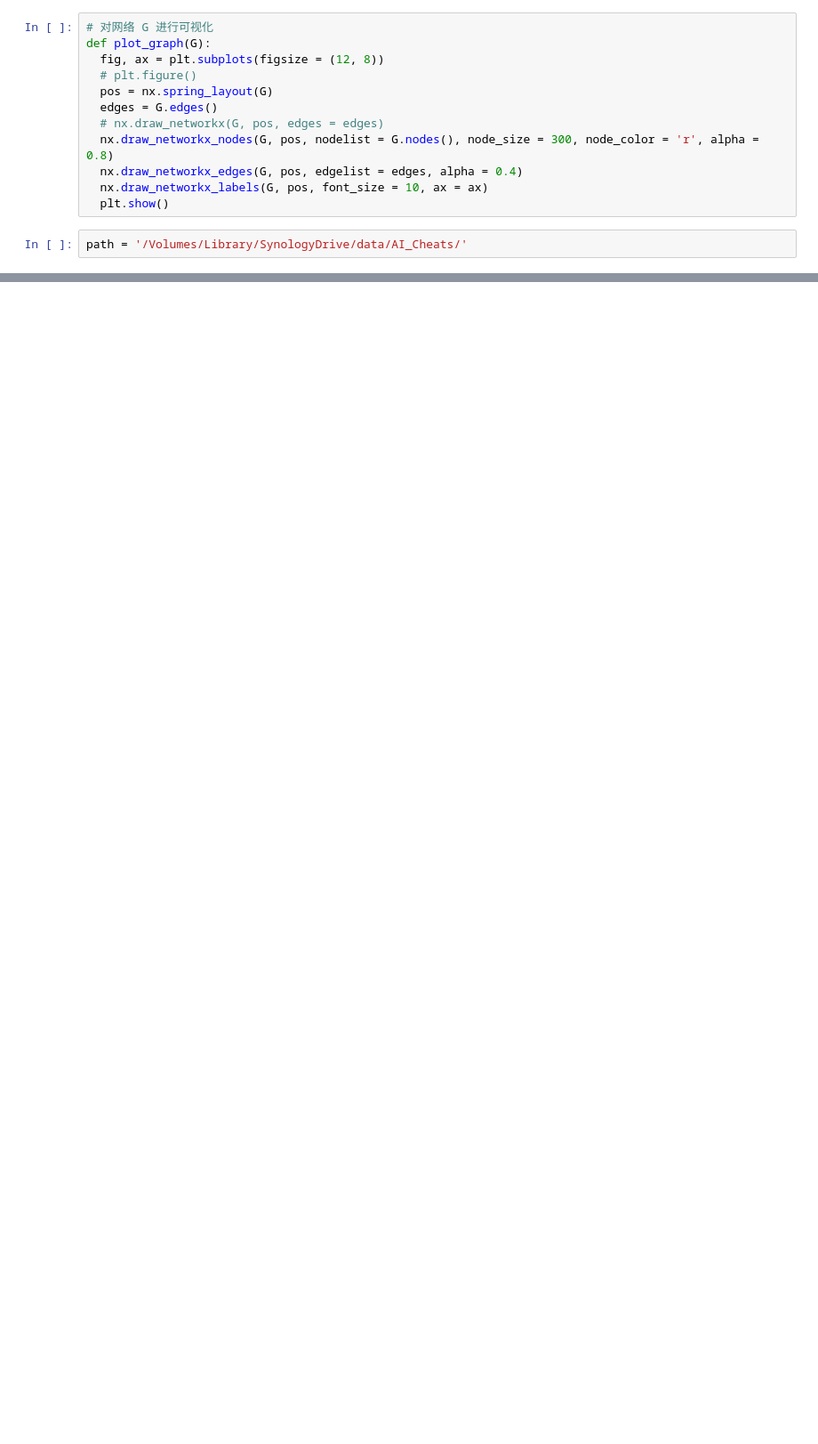
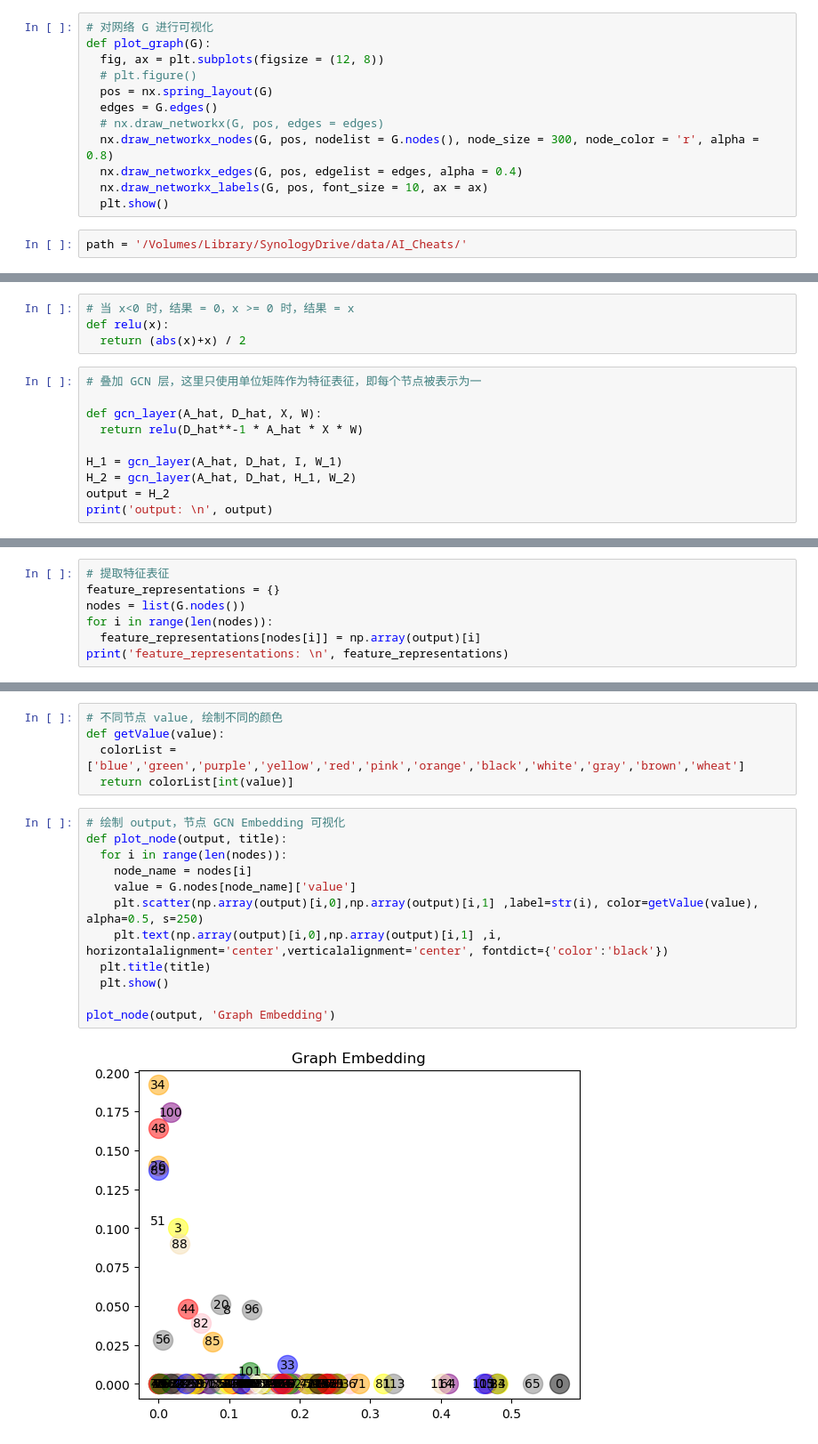
Before and after one commit to hivandu/AI_Cheats, a Jupyter notebook: Core BI/34.GCN.ipynb, the cells around one changed output, grey strips where cells are left out. Shown: that part at 89% size. Cells and saved outputs as stored; diff of their text form; blank space fills up the shorter version.

```diff
--- a/Core BI/34.GCN.ipynb
+++ b/Core BI/34.GCN.ipynb
@@ -29,0 +128,14 @@ print(G.nodes['BrighamYoung']['value'])
+# %%
+# 当 x<0 时，结果 = 0，x >= 0 时，结果 = x
+def relu(x):
+  return (abs(x)+x) / 2
+# %%
+# 叠加 GCN 层，这里只使用单位矩阵作为特征表征，即每个节点被表示为一
+
+def gcn_layer(A_hat, D_hat, X, W):
+  return relu(D_hat**-1 * A_hat * X * W)
+
+H_1 = gcn_layer(A_hat, D_hat, I, W_1)
+H_2 = gcn_layer(A_hat, D_hat, H_1, W_2)
+output = H_2
+print('output: \n', output)
@@ -29,0 +160,7 @@ print(G.nodes['BrighamYoung']['value'])
+# %%
+# 提取特征表征
+feature_representations = {}
+nodes = list(G.nodes())
+for i in range(len(nodes)):
+  feature_representations[nodes[i]] = np.array(output)[i]
+print('feature_representations: \n', feature_representations)
@@ -29,0 +170,19 @@ print(G.nodes['BrighamYoung']['value'])
+# %%
+# 不同节点 value, 绘制不同的颜色
+def getValue(value):
+  colorList = ['blue','green','purple','yellow','red','pink','orange','black','white','gray','brown','wheat']
+  return colorList[int(value)]
+# %%
+# 绘制 output，节点 GCN Embedding 可视化
+def plot_node(output, title):
+  for i in range(len(nodes)):
+    node_name = nodes[i]
+    value = G.nodes[node_name]['value']
+    plt.scatter(np.array(output)[i,0],np.array(output)[i,1] ,label=str(i), color=getValue(value), alpha=0.5, s=250)
+    plt.text(np.array(output)[i,0],np.array(output)[i,1] ,i, horizontalalignment='center',verticalalignment='center', fontdict={'color':'black'})
+  plt.title(title)
+  plt.show()
+
+plot_node(output, 'Graph Embedding')
+# %% [output]
+[figure, added]
```
Also changed, not shown: parts of 11 cells of this notebook.
